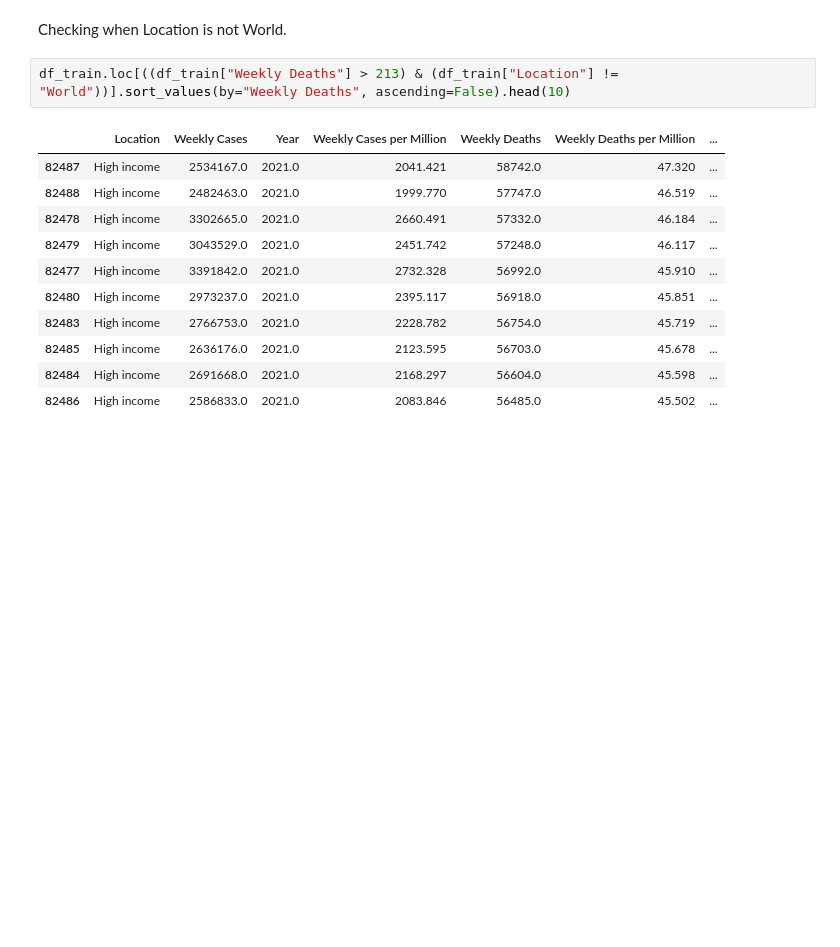
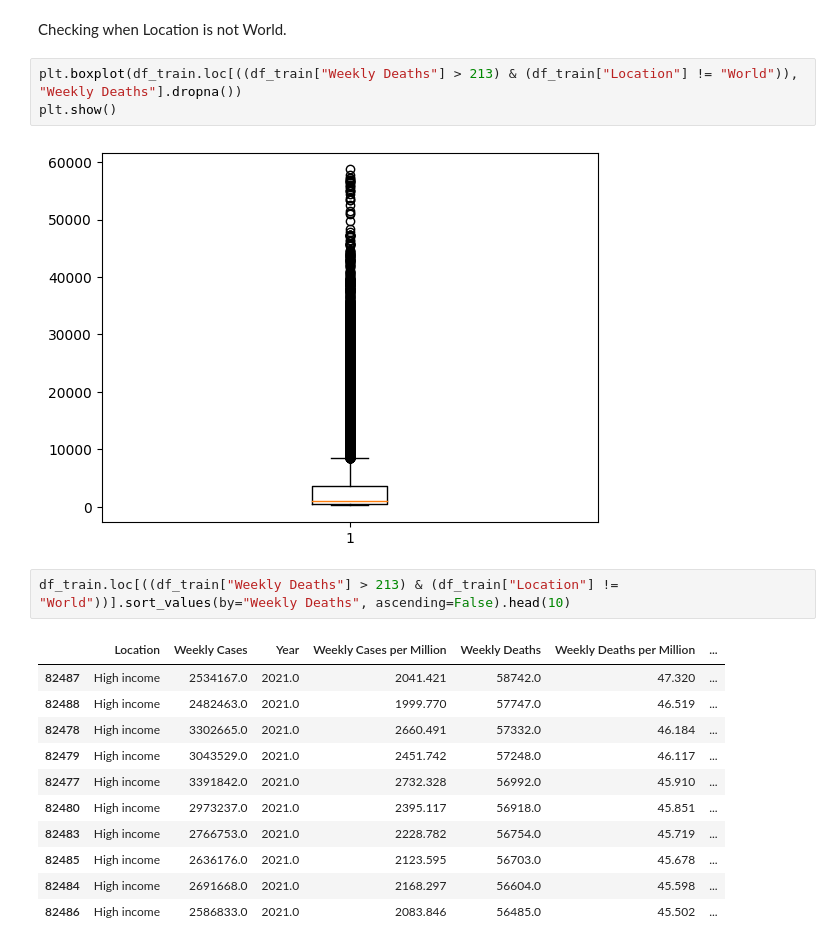
Before and after one commit to BiancaCarneiro/Covid-Prediction, a Jupyter notebook: project/notebooks/covid_preprocessing.ipynb, the cells around one changed output. Drawn from its saved outputs; the diff is of its cells as text; blank space fills up the shorter version.

```diff
--- a/project/notebooks/covid_preprocessing.ipynb
+++ b/project/notebooks/covid_preprocessing.ipynb
@@ -414,5 +418,10 @@ df_train.loc[df_train["Weekly Deaths"] > 213].sort_values(by="Weekly Deaths", as
 # %% [markdown]
 Checking when Location is not World.
+# %%
+plt.boxplot(df_train.loc[((df_train["Weekly Deaths"] > 213) & (df_train["Location"] != "World")), "Weekly Deaths"].dropna())
+plt.show()
+# %% [output]
+[figure, added]
 # %%
 df_train.loc[((df_train["Weekly Deaths"] > 213) & (df_train["Location"] != "World"))].sort_values(by="Weekly Deaths", ascending=False).head(10)
 # %% [output]
```
Also changed, not shown: parts of 20 cells of this notebook, 4 other files.
